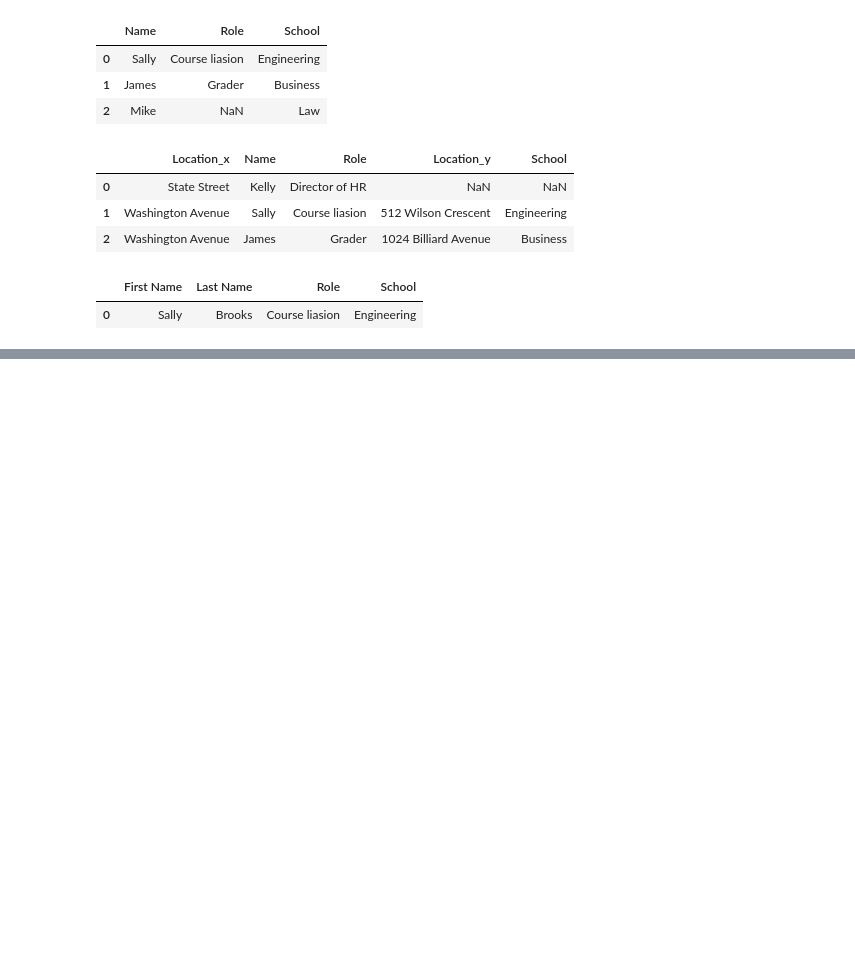
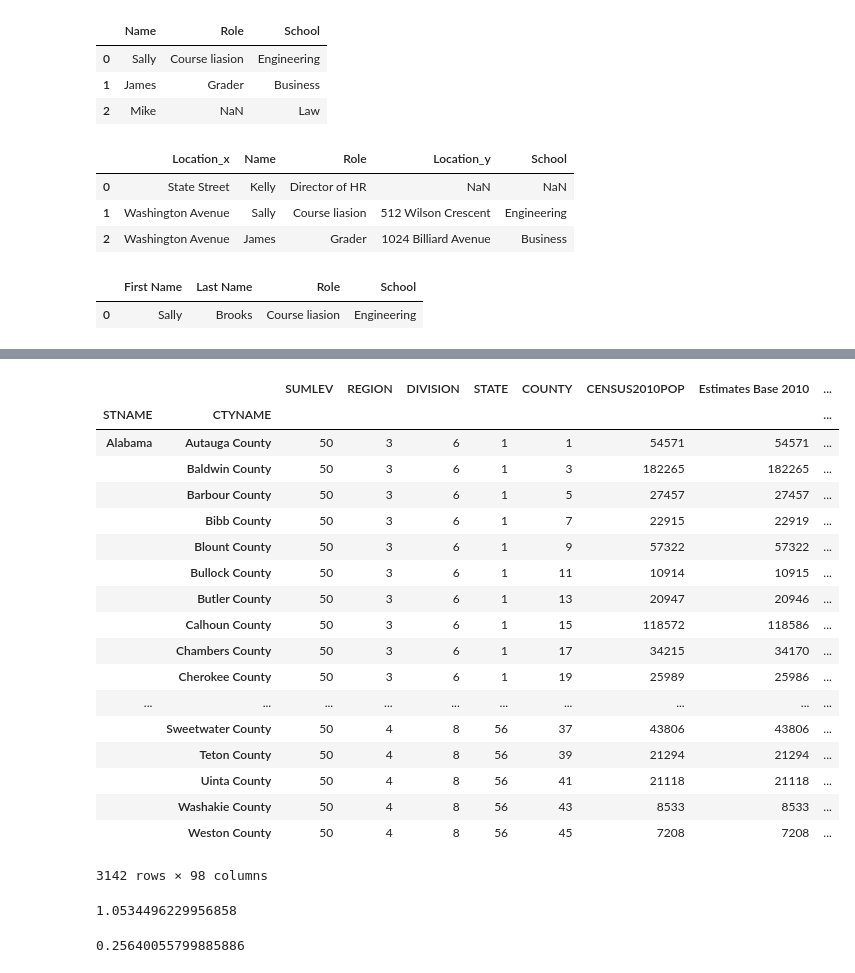
Before and after one commit to jmelendezgeo/Apuntes-Data-Science, a Jupyter notebook: Applied Data Science with Python - Coursera Specialization /Introduction To Data Science/Semana-3.ipynb, the cells around one changed output, grey strips where cells are left out. Saved outputs shown, nothing was run; the diff lists cells and outputs as text; code cells hidden in the pictures; blank space fills up the shorter version.

```diff
--- a/Applied Data Science with Python - Coursera Specialization /Introduction To Data Science/Semana-3.ipynb
+++ b/Applied Data Science with Python - Coursera Specialization /Introduction To Data Science/Semana-3.ipynb
@@ -172,0 +254,76 @@ pd.merge(staff_df,student_df, how= 'inner', on=['First Name','Last Name'])
+# %%
+# Aqui hay una forma menos pandorable de hacer la misma operacion. Esta bien, en un sentido funcional
+# y seguramente alguien que sea nuevo en el lenguaje lo entendera mejor. Es solamente que no es tan pandorable
+# como el primer ejemplo
+
+#Entonces creemos un DataFrame a partir del original.
+df = df[df['SUMLEV']==50] #Aqui estamos usando el operador de indexacion sobrecargado (overloaded indexing operator [])
+                          # Este operador si hace drop de los nans automaticamente
+# Actualizamos el DataFrame para que tenga un nuevo indice, reeplazamos el inplace = True para hacerlo in place
+df.set_index(['STNAME','CTYNAME'], inplace = True)
+# Los nombres de las columnas
+df.rename(columns={'ESTIMATESBASE2010':'Estimates Base 2010'})
+# %% [output]
+|  |  | SUMLEV | REGION | DIVISION | STATE | COUNTY | CENSUS2010POP | Estimates Base 2010 | ... |
+| STNAME | CTYNAME |  |  |  |  |  |  |  | ... |
+| Alabama | Autauga County | 50 | 3 | 6 | 1 | 1 | 54571 | 54571 | ... |
+|  | Baldwin County | 50 | 3 | 6 | 1 | 3 | 182265 | 182265 | ... |
+|  | Barbour County | 50 | 3 | 6 | 1 | 5 | 27457 | 27457 | ... |
+|  | Bibb County | 50 | 3 | 6 | 1 | 7 | 22915 | 22919 | ... |
+|  | Blount County | 50 | 3 | 6 | 1 | 9 | 57322 | 57322 | ... |
+|  | Bullock County | 50 | 3 | 6 | 1 | 11 | 10914 | 10915 | ... |
+|  | Butler County | 50 | 3 | 6 | 1 | 13 | 20947 | 20946 | ... |
+|  | Calhoun County | 50 | 3 | 6 | 1 | 15 | 118572 | 118586 | ... |
+|  | Chambers County | 50 | 3 | 6 | 1 | 17 | 34215 | 34170 | ... |
+|  | Cherokee County | 50 | 3 | 6 | 1 | 19 | 25989 | 25986 | ... |
+| ... | ... | ... | ... | ... | ... | ... | ... | ... | ... |
+|  | Sweetwater County | 50 | 4 | 8 | 56 | 37 | 43806 | 43806 | ... |
+|  | Teton County | 50 | 4 | 8 | 56 | 39 | 21294 | 21294 | ... |
+|  | Uinta County | 50 | 4 | 8 | 56 | 41 | 21118 | 21118 | ... |
+|  | Washakie County | 50 | 4 | 8 | 56 | 43 | 8533 | 8533 | ... |
+|  | Weston County | 50 | 4 | 8 | 56 | 45 | 7208 | 7208 | ... |
+3142 rows × 98 columns
+# %%
+# La clave aqui es entender cuando, cualquier idiom, realmente no te está ayudando. En este caso
+# podriamos hacer n time de ambos metodos y ver cual corre mas rapido
+
+# Podemos poner las aproximaciones en una funcion y pasamos esas funciones dentro del timeit para contar
+# el tiempo que tarda. El parametro de number nos permite elegir cuantas veces queremos que se corra la funcion
+# En este caso haremos que corra 10 veces
+
+
+# Escribamos nuestra funcion
+def first_approach():
+    global df
+    #Pegamos nuestro codigo aqui
+    return (df.where(df['SUMLEV']==50)
+                .dropna()
+                .set_index(['STNAME','CTYNAME'])
+                .rename(columns = {'ESTIMATESBASE2010': 'Estimates Base 2010'}))
+
+# Leemos el dataset como nuevo
+df = pd.read_csv('resources/week-3/datasets/census.csv')
+
+# y medimos el tiempo de corrida
+timeit.timeit(first_approach,number=10)
+# %% [output]
+1.0534496229956858
+# %%
+# Ahora vamos a probar la segunda aproximacion. Estamos usando una variable global en la funcion.
+# Sin embargo, cada cambio que hagamos a nuestra variable global dentro de la funcion va a modificar la variable
+# incluso en el global scope y no queremos que eso ocurra en este caso. Por lo tanto, crearemos un nuevo dataframe
+# para los registros
+
+def second_approach():
+    global df
+    new_df = df[df['SUMLEV']==50]
+    new_df.set_index(['STNAME','CTYNAME'], inplace= True)
+    return new_df.rename(columns={'ESTIMATESBASE2010': 'Estimates Base 2010'})
+
+# Leemos nuestro dataset anew
+df = pd.read_csv('resources/week-3/datasets/census.csv')
+# Corremos y leemos el tiempo
+
+timeit.timeit(second_approach,number=10)
+# %% [output]
+0.25640055799885886
```
Also changed, not shown: parts of 18 cells of this notebook.
